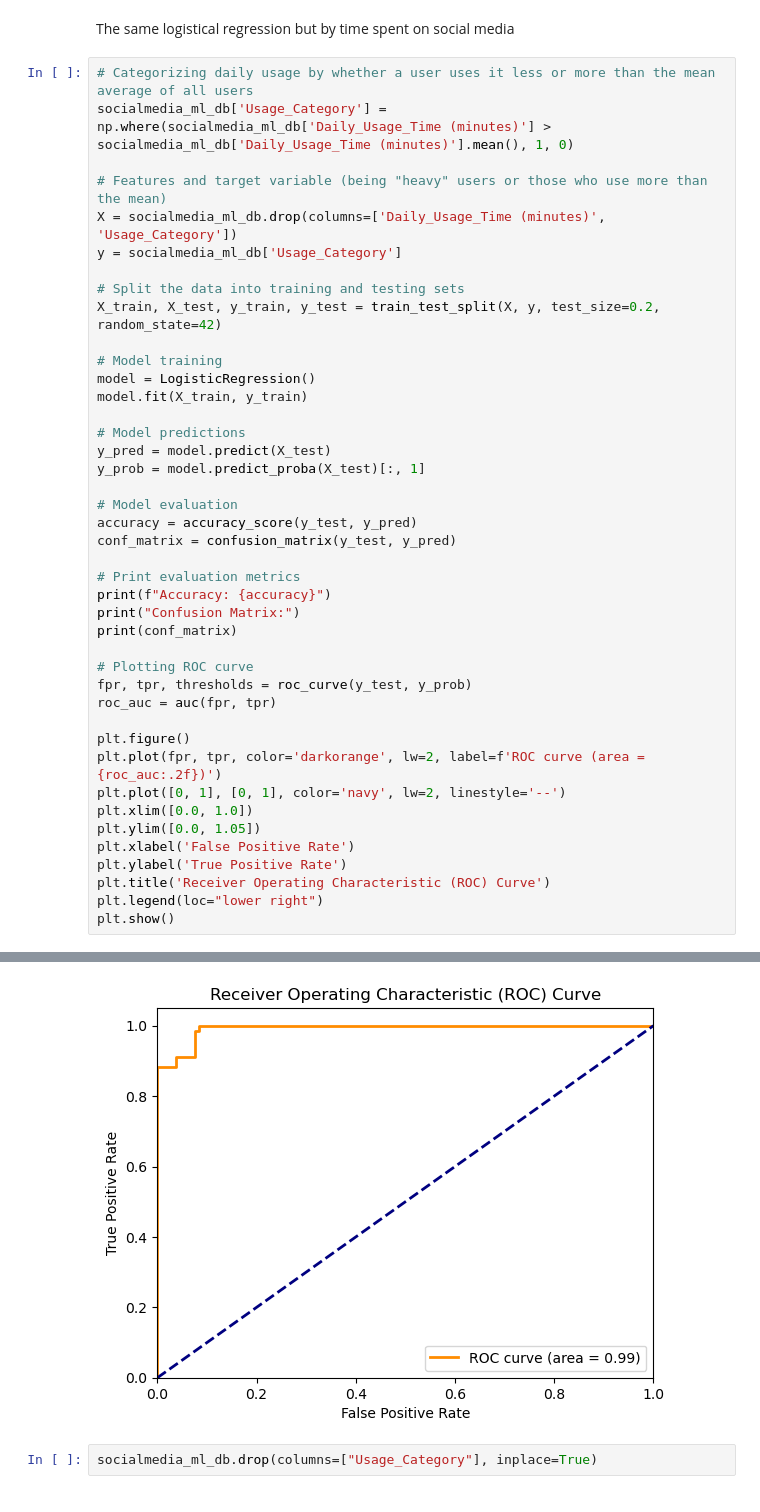
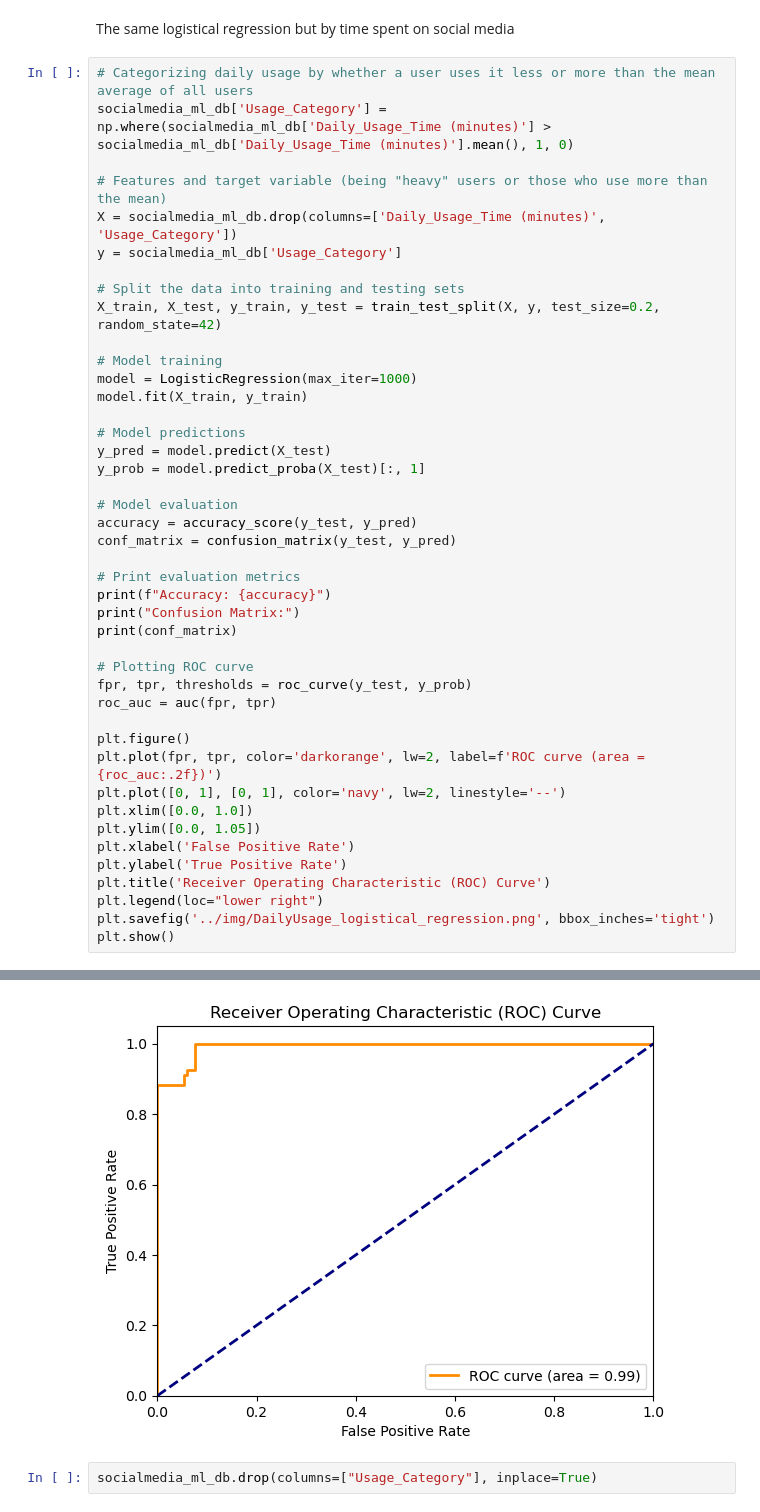
Before and after one commit to Austin-Heard/social-media-emotional-effects, a Jupyter notebook: notebooks/data_template.ipynb, the cells around one changed output, grey strips where cells are left out. Drawn from its saved outputs; the diff is of its cells as text.

```diff
--- a/notebooks/data_template.ipynb
+++ b/notebooks/data_template.ipynb
@@ -817,7 +812,7 @@ y = socialmedia_ml_db['Usage_Category']
 X_train, X_test, y_train, y_test = train_test_split(X, y, test_size=0.2, random_state=42)
 
 # Model training
-model = LogisticRegression()
+model = LogisticRegression(max_iter=1000)
 model.fit(X_train, y_train)
 
 # Model predictions
@@ -846,6 +841,7 @@ plt.xlabel('False Positive Rate')
 plt.ylabel('True Positive Rate')
 plt.title('Receiver Operating Characteristic (ROC) Curve')
 plt.legend(loc="lower right")
+plt.savefig('../img/DailyUsage_logistical_regression.png', bbox_inches='tight')
 plt.show()
 # %% [output]
 Accuracy: 0.96
@@ -862,4 +851,4 @@ Please also refer to the documentation for alternative solver options:
-[figure, old version]
+[figure, new version]
 # %%
 socialmedia_ml_db.drop(columns=["Usage_Category"], inplace=True)
 # %% [markdown]
```
Also changed, not shown: parts of 9 cells of this notebook, 8 other files.
